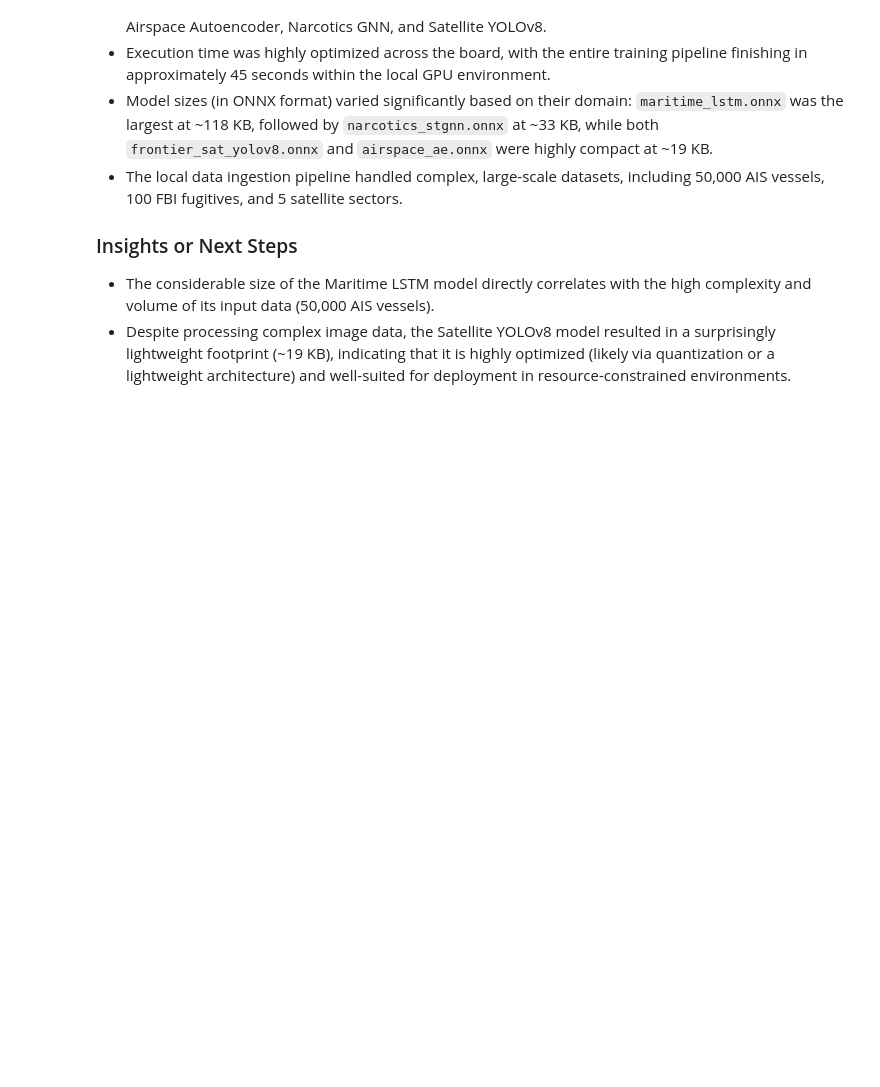
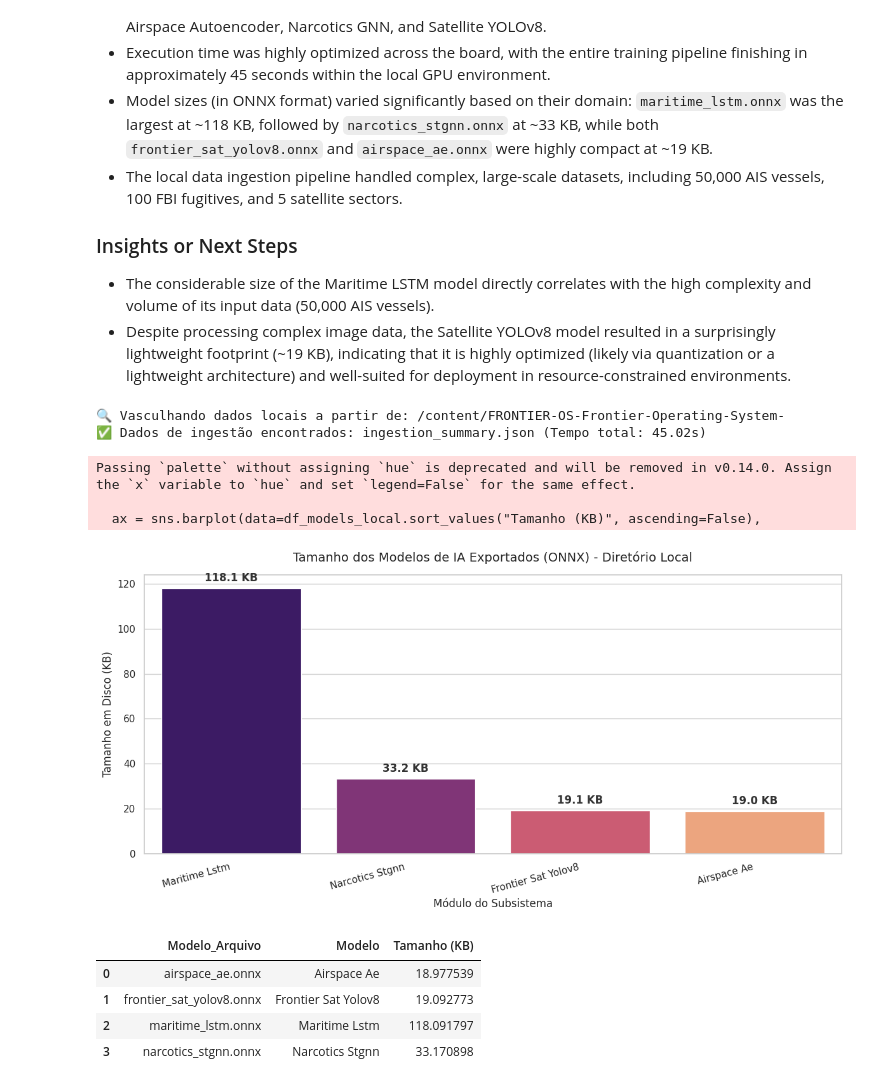
Before and after one commit to maykonlincolnusa/FRONTIER-OS-Frontier-Operating-System-, a Jupyter notebook: notebooks/colab/00_FRONTIER_C4ISR_Master_Colab_Training_Suite.ipynb, the cells around one changed output. Saved outputs shown, nothing was run; the diff lists cells and outputs as text; code cells hidden in the pictures; blank space fills up the shorter version.

```diff
--- a/notebooks/colab/00_FRONTIER_C4ISR_Master_Colab_Training_Suite.ipynb
+++ b/notebooks/colab/00_FRONTIER_C4ISR_Master_Colab_Training_Suite.ipynb
@@ -330,3 +330,70 @@ Apresentar um resumo das analises, destacando os principais insights sobre o des
 ### Insights or Next Steps
 * The considerable size of the Maritime LSTM model directly correlates with the high complexity and volume of its input data (50,000 AIS vessels).
 * Despite processing complex image data, the Satellite YOLOv8 model resulted in a surprisingly lightweight footprint (~19 KB), indicating that it is highly optimized (likely via quantization or a lightweight architecture) and well-suited for deployment in resource-constrained environments.
+# %%
+import os
+import json
+import pandas as pd
+import matplotlib.pyplot as plt
+import seaborn as sns
+from pathlib import Path
+
+base_dir = Path("/content/FRONTIER-OS-Frontier-Operating-System-")
+print(f"🔍 Vasculhando dados locais a partir de: {base_dir.resolve()}")
+
+# 1. Carregar Tamanho dos Modelos (Pesos Locais ONNX)
+onnx_files = list(base_dir.rglob("*.onnx"))
+model_data = []
+for f in onnx_files:
+    model_data.append({
+        "Modelo_Arquivo": f.name,
+        "Modelo": f.stem.replace("_", " ").title().replace("Onnx", ""),
+        "Tamanho (KB)": f.stat().st_size / 1024
+    })
+df_models_local = pd.DataFrame(model_data)
+
+# 2. Carregar Resumo de Dados Locais (ingestion_summary.json)
+summary_files = list(base_dir.rglob("ingestion_summary.json"))
+if summary_files:
+    with open(summary_files[-1], "r") as f:
+        data_complexity = json.load(f)
+    print(f"✅ Dados de ingestão encontrados: {summary_files[-1].name} (Tempo total: {data_complexity.get('total_elapsed_seconds', 0)}s)")
+else:
+    print("⚠️ Arquivo de resumo de ingestão não encontrado.")
+
+# 3. Gerar Visualizações com os Dados Locais
+if not df_models_local.empty:
+    sns.set_theme(style="whitegrid")
+    plt.figure(figsize=(12, 6))
+
+    # Gráfico de barras com os tamanhos
+    ax = sns.barplot(data=df_models_local.sort_values("Tamanho (KB)", ascending=False),
+                     x="Modelo", y="Tamanho (KB)", palette="magma")
+
+    plt.title("Tamanho dos Modelos de IA Exportados (ONNX) - Diretório Local", fontsize=14, pad=15)
+    plt.xlabel("Módulo do Subsistema", fontsize=12)
+    plt.ylabel("Tamanho em Disco (KB)", fontsize=12)
+    plt.xticks(rotation=15, ha="right")
+
+    # Adicionar anotações de tamanho acima das barras
+    for i, v in enumerate(df_models_local.sort_values("Tamanho (KB)", ascending=False)["Tamanho (KB)"]):
+        ax.text(i, v + 2, f"{v:.1f} KB", ha='center', va='bottom', fontweight='bold', color="#333333")
+
+    plt.tight_layout()
+    plt.show()
+
+    display(df_models_local)
+else:
+    print("❌ Nenhum modelo (.onnx) encontrado nas pastas locais.")
+# %% [output]
+🔍 Vasculhando dados locais a partir de: /content/FRONTIER-OS-Frontier-Operating-System-
+✅ Dados de ingestão encontrados: ingestion_summary.json (Tempo total: 45.02s)
+Passing `palette` without assigning `hue` is deprecated and will be removed in v0.14.0. Assign the `x` variable to `hue` and set `legend=False` for the same effect.
+
+  ax = sns.barplot(data=df_models_local.sort_values("Tamanho (KB)", ascending=False),
+[figure, added]
+|  | Modelo_Arquivo | Modelo | Tamanho (KB) |
+| 0 | airspace_ae.onnx | Airspace Ae | 18.977539 |
+| 1 | frontier_sat_yolov8.onnx | Frontier Sat Yolov8 | 19.092773 |
+| 2 | maritime_lstm.onnx | Maritime Lstm | 118.091797 |
+| 3 | narcotics_stgnn.onnx | Narcotics Stgnn | 33.170898 |
```
Also changed, not shown: parts of 14 cells of this notebook.
